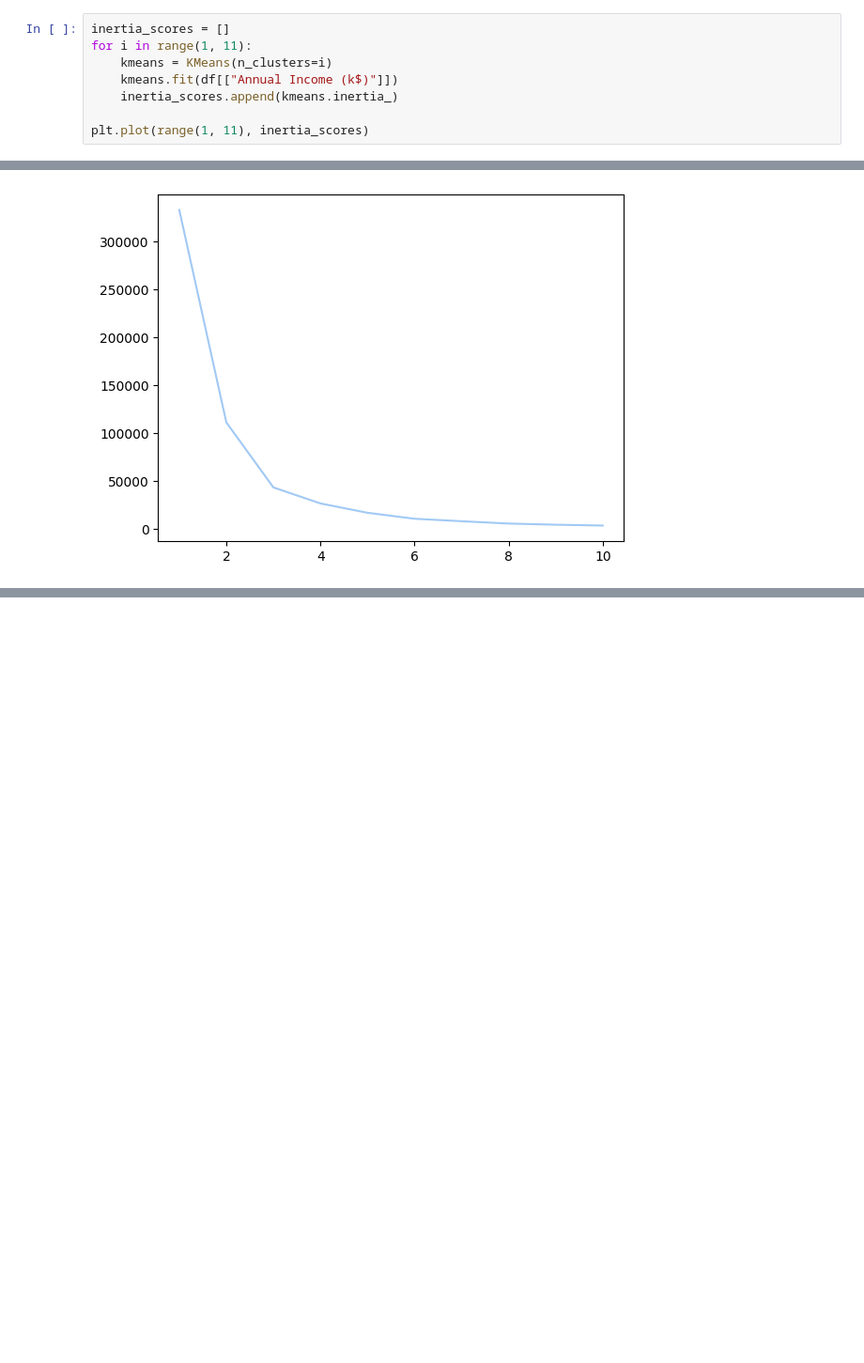
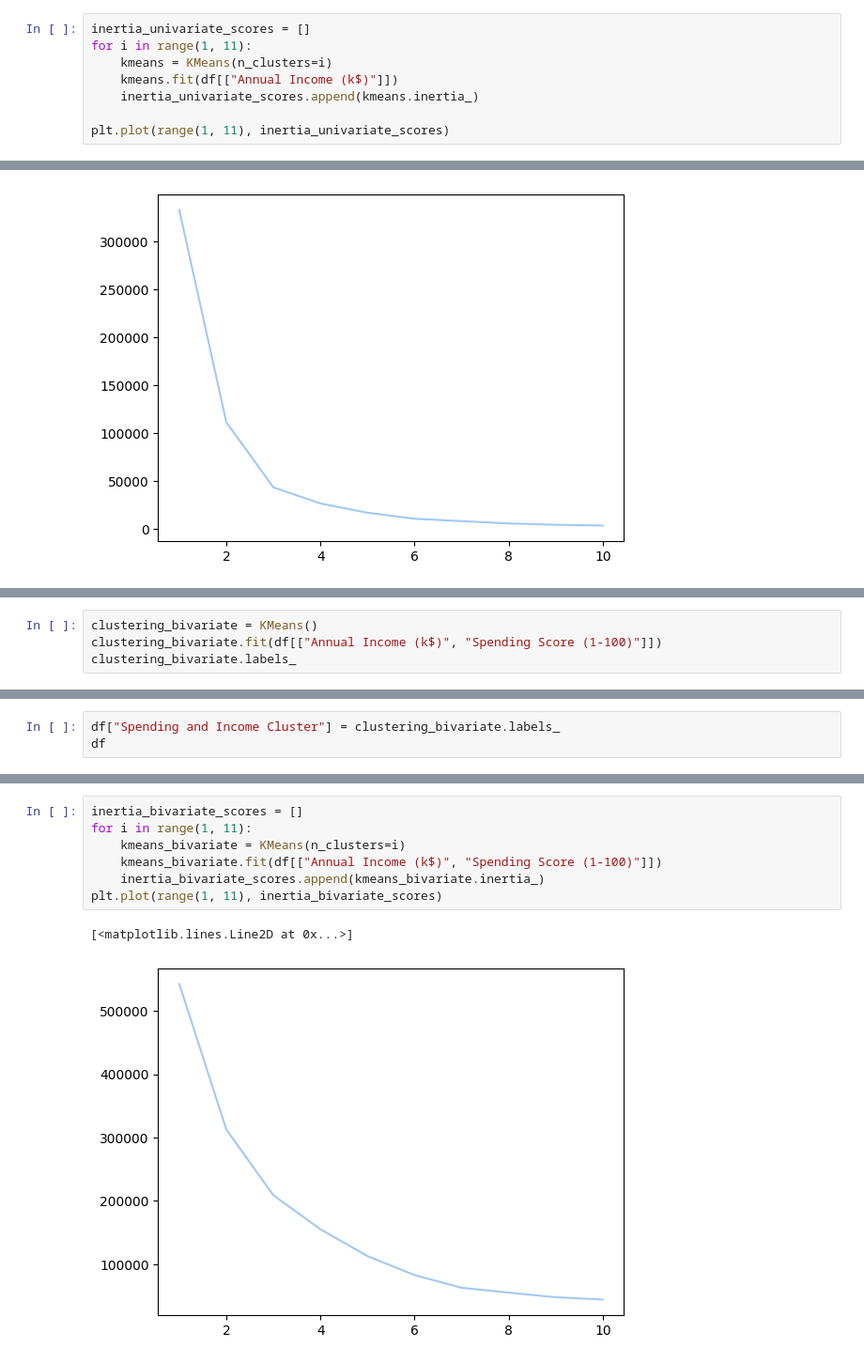
Before and after one commit to felipedds/segment-shopping-customer, a Jupyter notebook: clustering.ipynb, the cells around one changed output, grey strips where cells are left out. Shown: that part at 94% size. Saved outputs shown, nothing was run; the diff lists cells and outputs as text; blank space fills up the shorter version.

```diff
--- a/clustering.ipynb
+++ b/clustering.ipynb
@@ -210,13 +210,13 @@ clustering.inertia_
 # %% [markdown]
 ###### This plot helps visualize how the inertia score changes as the number of clusters increases, aiding in the selection of the optimal number of clusters for the dataset.
 # %%
-inertia_scores = []
+inertia_univariate_scores = []
 for i in range(1, 11):
     kmeans = KMeans(n_clusters=i)
     kmeans.fit(df[["Annual Income (k$)"]])
-    inertia_scores.append(kmeans.inertia_)
+    inertia_univariate_scores.append(kmeans.inertia_)
 
-plt.plot(range(1, 11), inertia_scores)
+plt.plot(range(1, 11), inertia_univariate_scores)
 # %% [output]
 [<matplotlib.lines.Line2D at 0x...>]
 [figure]
@@ -235,0 +238,4 @@ df.groupby("Income Cluster")[["Age", "Annual Income (k$)", "Spending Score (1-10
+# %%
+clustering_bivariate = KMeans()
+clustering_bivariate.fit(df[["Annual Income (k$)", "Spending Score (1-100)"]])
+clustering_bivariate.labels_
@@ -235,0 +257,3 @@ df.groupby("Income Cluster")[["Age", "Annual Income (k$)", "Spending Score (1-10
+# %%
+df["Spending and Income Cluster"] = clustering_bivariate.labels_
+df
@@ -235,0 +274,10 @@ df.groupby("Income Cluster")[["Age", "Annual Income (k$)", "Spending Score (1-10
+# %%
+inertia_bivariate_scores = []
+for i in range(1, 11):
+    kmeans_bivariate = KMeans(n_clusters=i)
+    kmeans_bivariate.fit(df[["Annual Income (k$)", "Spending Score (1-100)"]])
+    inertia_bivariate_scores.append(kmeans_bivariate.inertia_)
+plt.plot(range(1, 11), inertia_bivariate_scores)
+# %% [output]
+[<matplotlib.lines.Line2D at 0x...>]
+[figure, added]
```
Also changed, not shown: parts of 15 cells of this notebook.
